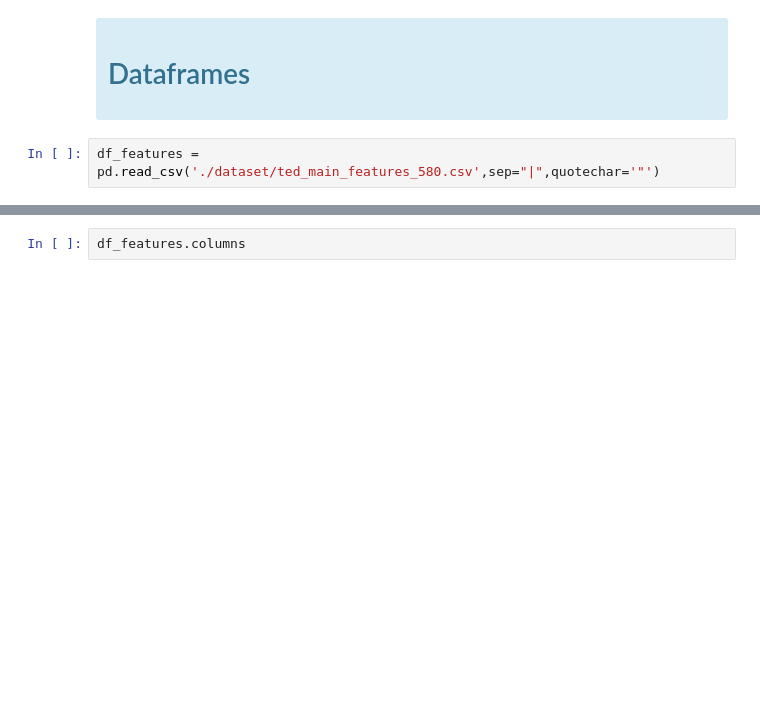
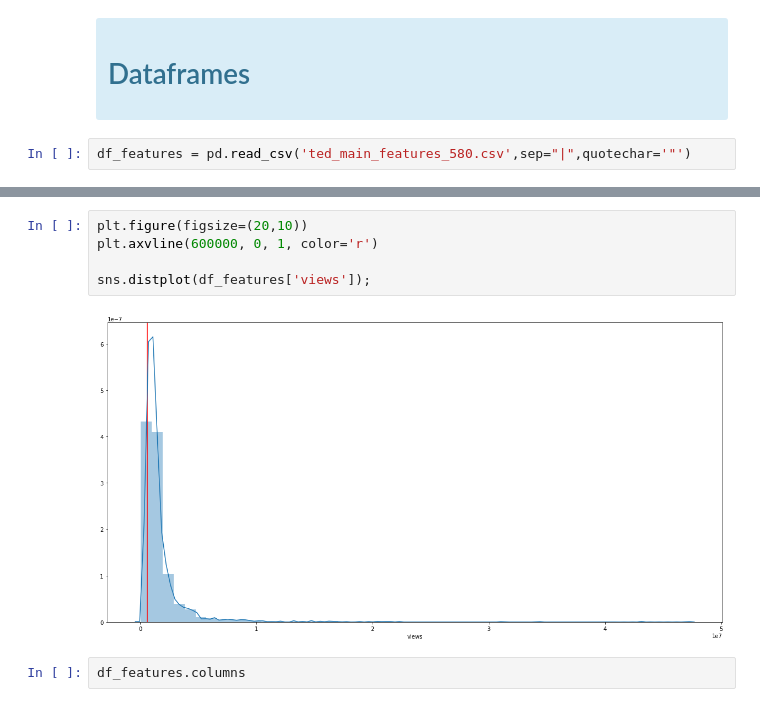
Before and after one commit to cscovino/TED-Talks-Analysis, a Jupyter notebook: TED Talks - Modelo Predictivo (Views).ipynb, the cells around one changed output, grey strips where cells are left out. Saved outputs shown, nothing was run; the diff lists cells and outputs as text; blank space fills up the shorter version.

```diff
--- a/TED Talks - Modelo Predictivo (Views).ipynb
+++ b/TED Talks - Modelo Predictivo (Views).ipynb
@@ -26,4 +27,4 @@ Using TensorFlow backend.
 
 </div>
 # %%
-df_features = pd.read_csv('./dataset/ted_main_features_580.csv',sep="|",quotechar='"')
+df_features = pd.read_csv('ted_main_features_580.csv',sep="|",quotechar='"')
@@ -30,3 +43,10 @@ df_features = pd.read_csv('./dataset/ted_main_features_580.csv',sep="|",quotecha
+# %%
+plt.figure(figsize=(20,10))
+plt.axvline(600000, 0, 1, color='r')
+
+sns.distplot(df_features['views']);
+# %% [output]
+[figure, added]
 # %%
 df_features.columns
 # %% [output]
```
Also changed, not shown: parts of 2 cells of this notebook, 1 other file.
